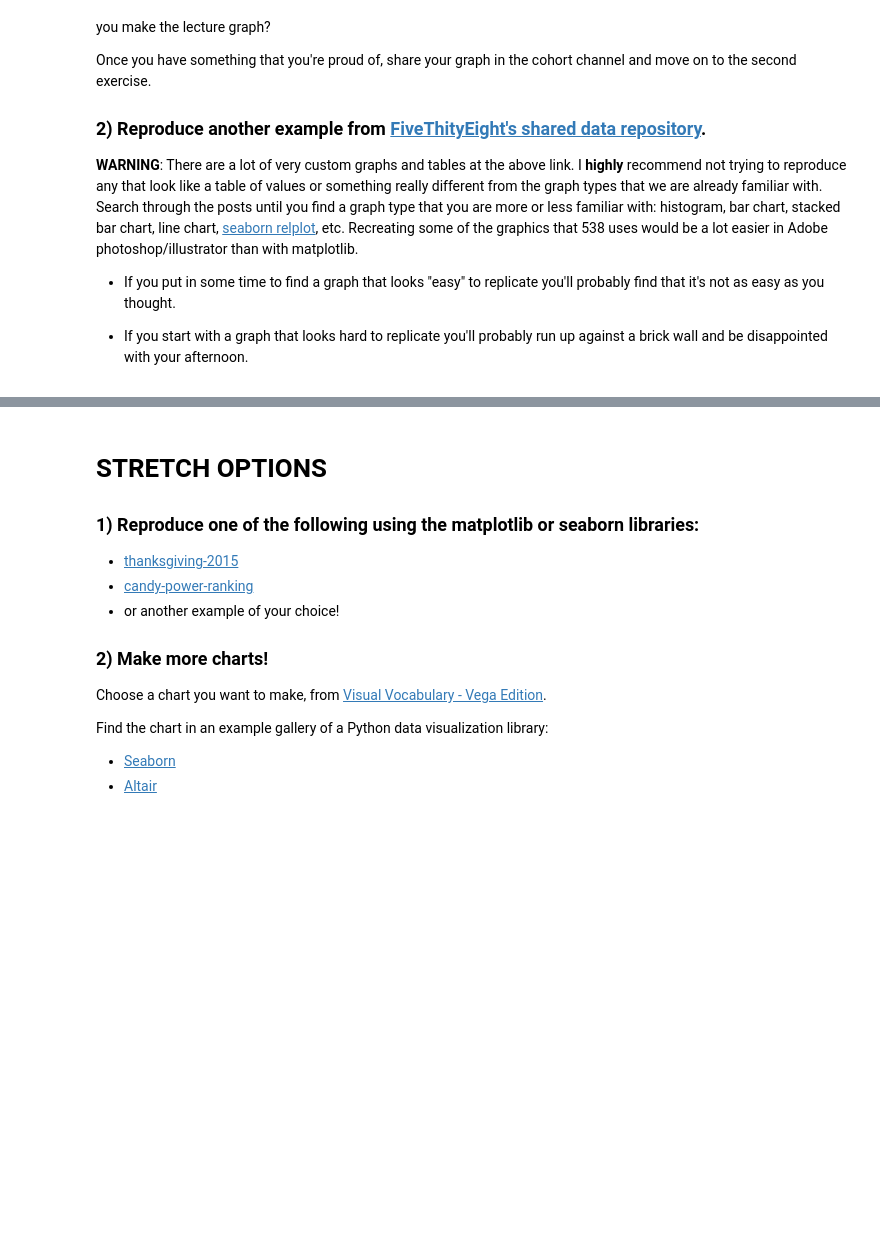
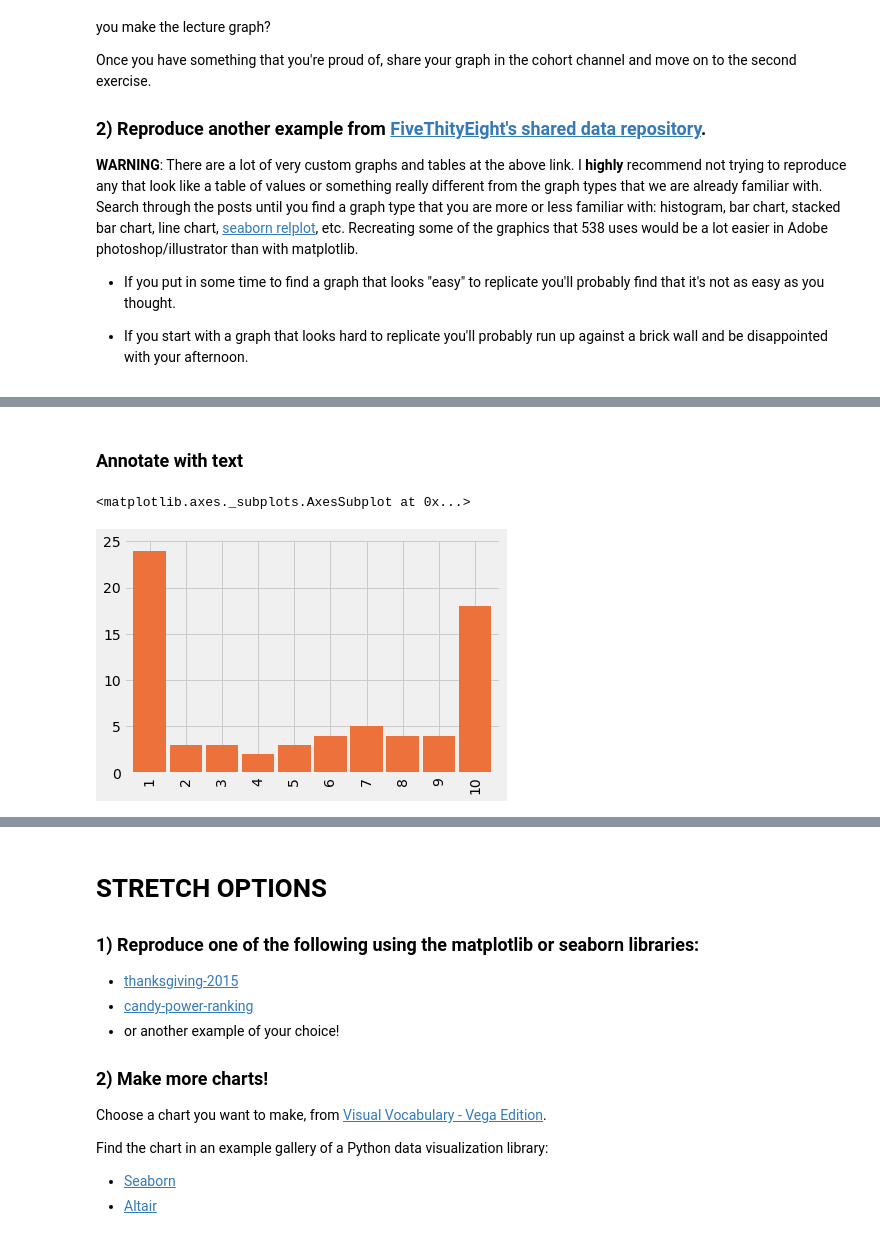
Before and after one commit to bloominstituteoftechnology/DS-Unit-1-Sprint-2-Data-Wrangling-and-Storytelling, a Jupyter notebook: module3-make-explanatory-visualizations/LS_DS_123_Make_Explanatory_Visualizations_Assignment.ipynb, the cells around one changed output, grey strips where cells are left out. Cells and saved outputs as stored; diff of their text form; code cells hidden in the pictures; blank space fills up the shorter version.

```diff
--- a/module3-make-explanatory-visualizations/LS_DS_123_Make_Explanatory_Visualizations_Assignment.ipynb
+++ b/module3-make-explanatory-visualizations/LS_DS_123_Make_Explanatory_Visualizations_Assignment.ipynb
@@ -20,0 +63,9 @@ Once you have something that you're proud of, share your graph in the cohort cha
+# %% [markdown]
+### Annotate with text
+# %%
+# create fig object
+fig = plt.figure()
+fake2.value_counts().sort_index().plot.bar(color='#ed713a', width=0.9)
+# %% [output]
+<matplotlib.axes._subplots.AxesSubplot at 0x...>
+[figure, added]
```
Also changed, not shown: parts of 47 cells of this notebook.
